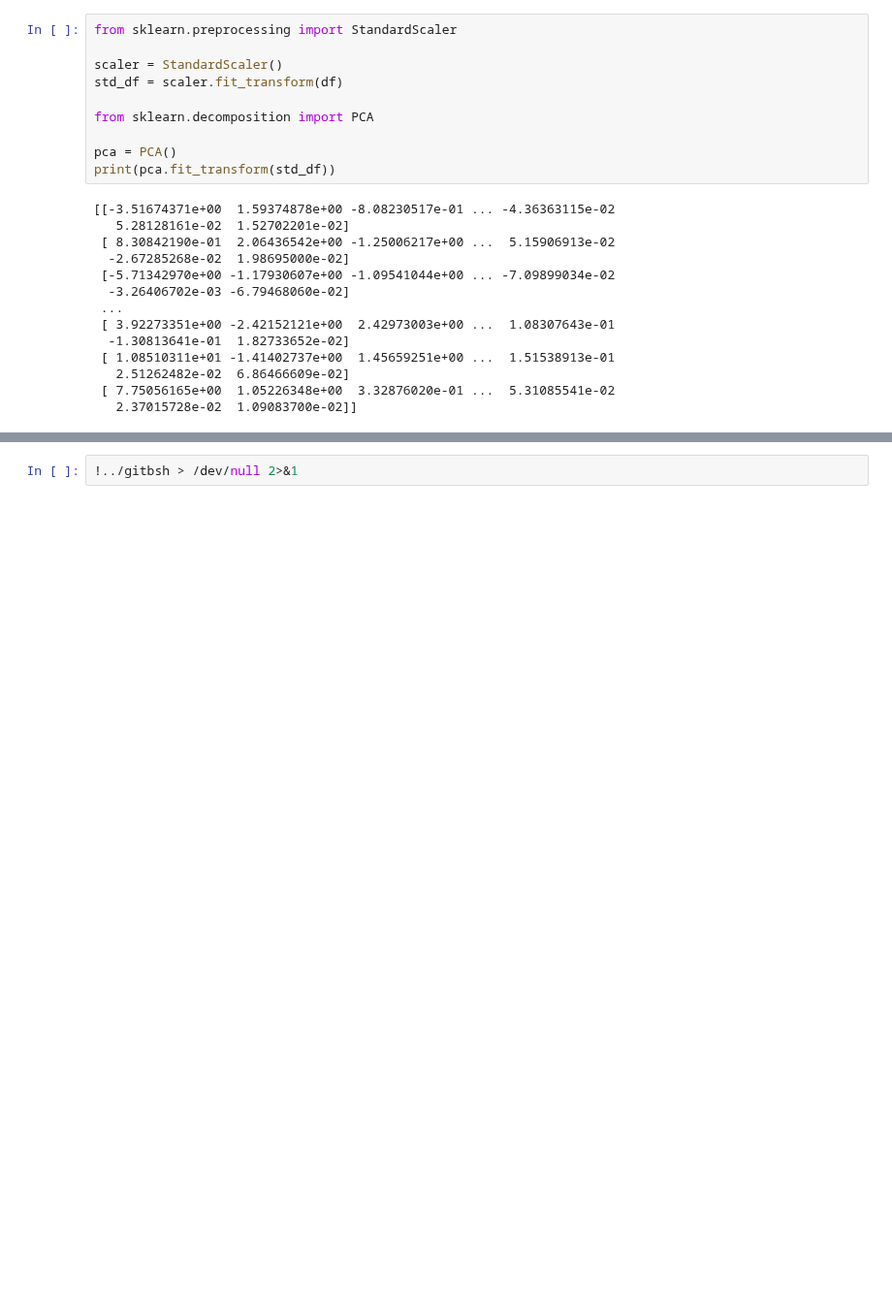
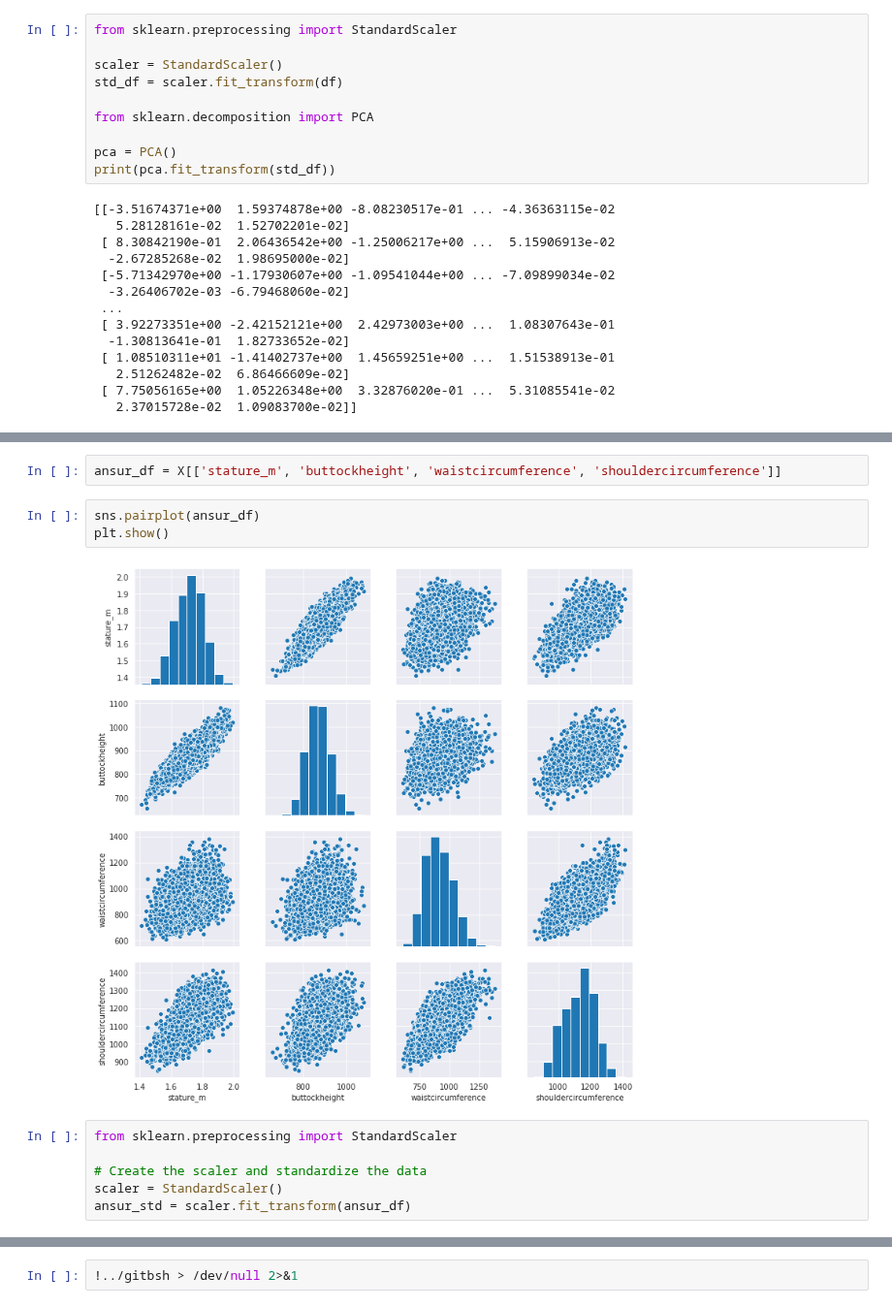
Before and after one commit to MikSm1th/datacamp_notes, a Jupyter notebook: dimension_reduction/4_Feature_extraction.ipynb, the cells around one changed output, grey strips where cells are left out. Shown at 97% size. Saved outputs shown, nothing was run; the diff lists cells and outputs as text; blank space fills up the shorter version.

```diff
--- a/dimension_reduction/4_Feature_extraction.ipynb
+++ b/dimension_reduction/4_Feature_extraction.ipynb
@@ -101,0 +122,13 @@ print(pca.fit_transform(std_df))
+# %%
+ansur_df = X[['stature_m', 'buttockheight', 'waistcircumference', 'shouldercircumference']]
+# %%
+sns.pairplot(ansur_df)
+plt.show()
+# %% [output]
+[figure, added]
+# %%
+from sklearn.preprocessing import StandardScaler
+
+# Create the scaler and standardize the data
+scaler = StandardScaler()
+ansur_std = scaler.fit_transform(ansur_df)
```
Also changed, not shown: parts of 8 cells of this notebook, 1 other file.
